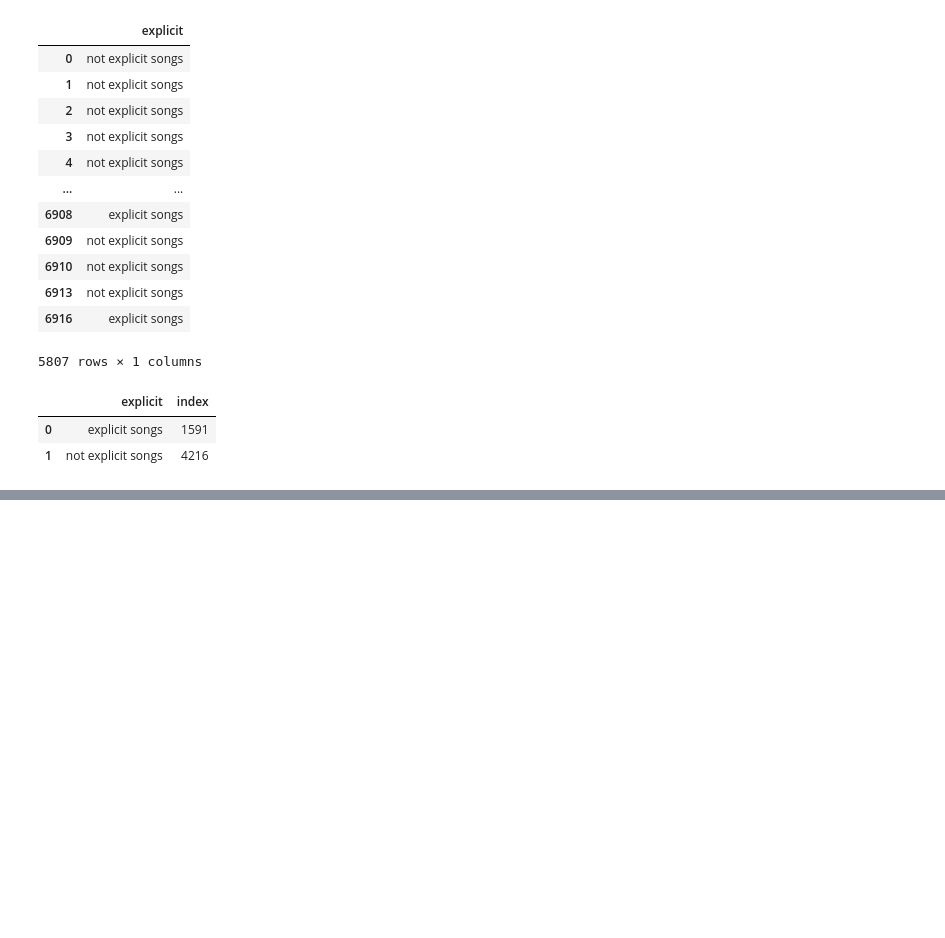
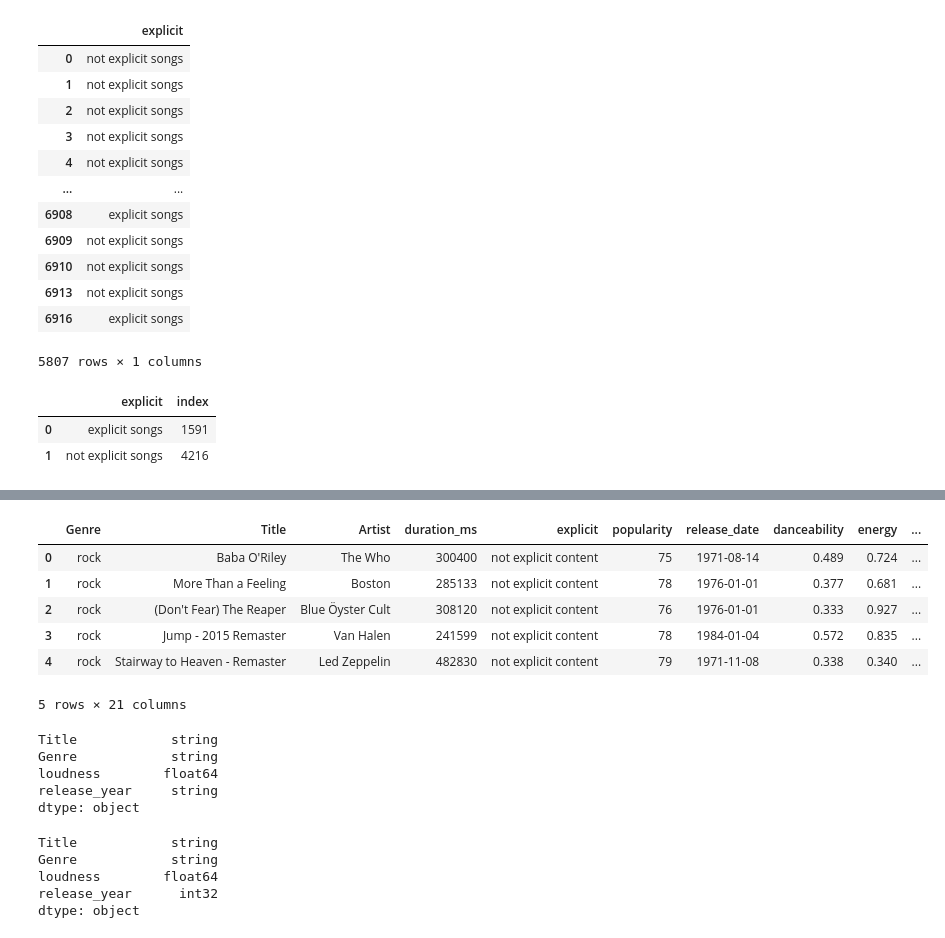
Before and after one commit to santiago-giordano/spotifydataproject, a Jupyter notebook: spotifydf.ipynb, the cells around one changed output, grey strips where cells are left out. Drawn from its saved outputs; the diff is of its cells as text; code cells hidden in the pictures; blank space fills up the shorter version.

```diff
--- a/spotifydf.ipynb
+++ b/spotifydf.ipynb
@@ -449,0 +503,19 @@ plt.show()
+# %%
+spot.head()
+# %% [output]
+|  | Genre | Title | Artist | duration_ms | explicit | popularity | release_date | danceability | energy | ... |
+| 0 | rock | Baba O'Riley | The Who | 300400 | not explicit content | 75 | 1971-08-14 | 0.489 | 0.724 | ... |
+| 1 | rock | More Than a Feeling | Boston | 285133 | not explicit content | 78 | 1976-01-01 | 0.377 | 0.681 | ... |
+| 2 | rock | (Don't Fear) The Reaper | Blue Öyster Cult | 308120 | not explicit content | 76 | 1976-01-01 | 0.333 | 0.927 | ... |
+| 3 | rock | Jump - 2015 Remaster | Van Halen | 241599 | not explicit content | 78 | 1984-01-04 | 0.572 | 0.835 | ... |
+| 4 | rock | Stairway to Heaven - Remaster | Led Zeppelin | 482830 | not explicit content | 79 | 1971-11-08 | 0.338 | 0.340 | ... |
+5 rows × 21 columns
+# %%
+spot2 = spot[['Title', 'Genre', 'loudness','release_year']]
+spot2.dtypes
+# %% [output]
+Title            string
+Genre            string
+loudness        float64
+release_year     string
+dtype: object
@@ -449,0 +526,8 @@ plt.show()
+# %%
+spot2.dtypes
+# %% [output]
+Title            string
+Genre            string
+loudness        float64
+release_year      int32
+dtype: object
```
Also changed, not shown: parts of 15 cells of this notebook, 6 other files.
